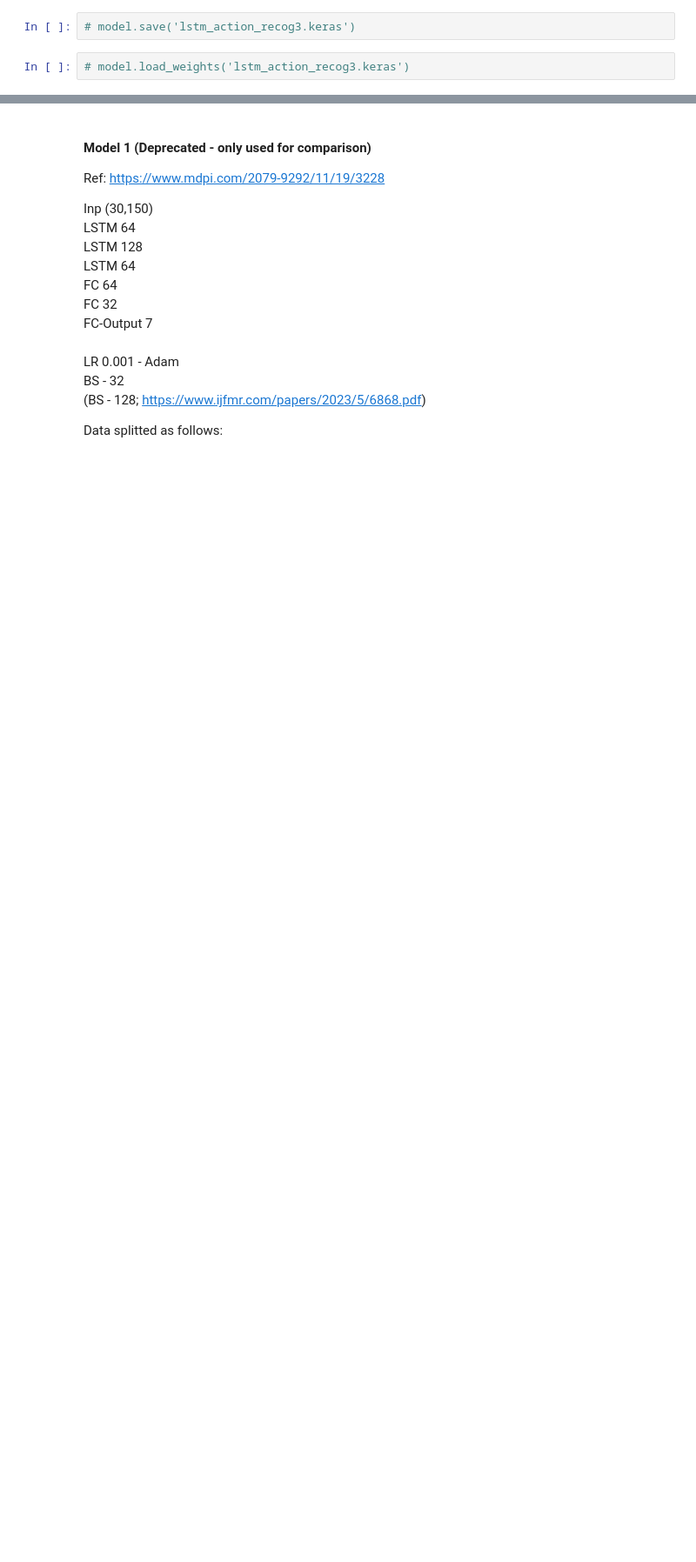
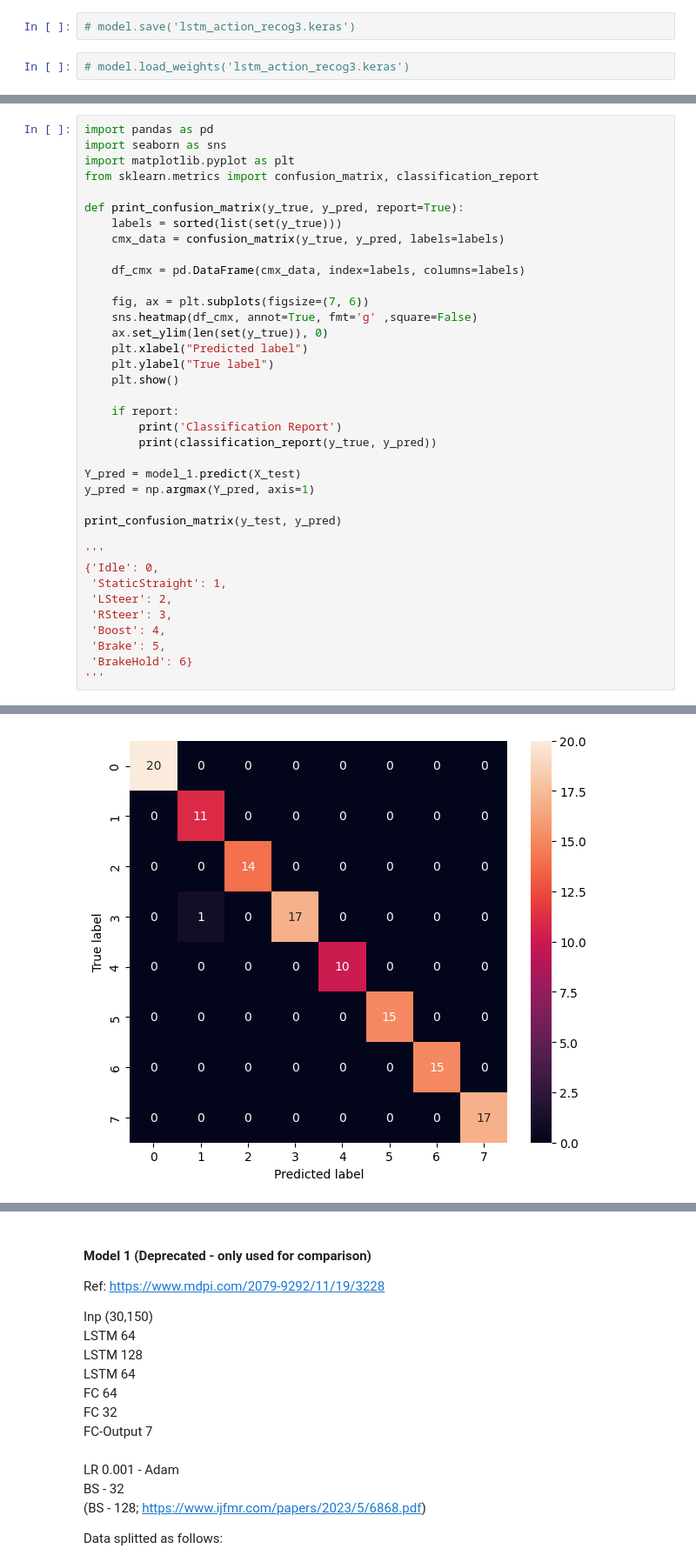
Before and after one commit to yuurichan/Racing-Game-Dynamic-GestRec, a Jupyter notebook: Mediapipe Holistics LSTM Test-Copy1_improv-8gest.ipynb, the cells around one changed output, grey strips where cells are left out. Shown at 87% size. Drawn from its saved outputs; the diff is of its cells as text; blank space fills up the shorter version.

```diff
--- a/Mediapipe Holistics LSTM Test-Copy1_improv-8gest.ipynb
+++ b/Mediapipe Holistics LSTM Test-Copy1_improv-8gest.ipynb
@@ -2316 +2490,39 @@ weighted avg       0.98      0.97      0.97       120
 "\n{'Idle': 0,\n 'StaticStraight': 1,\n 'LSteer': 2,\n 'RSteer': 3,\n 'Boost': 4,\n 'Brake': 5,\n 'BrakeHold': 6}\n"
+# %%
+import pandas as pd
+import seaborn as sns
+import matplotlib.pyplot as plt
+from sklearn.metrics import confusion_matrix, classification_report
+
+def print_confusion_matrix(y_true, y_pred, report=True):
+    labels = sorted(list(set(y_true)))
+    cmx_data = confusion_matrix(y_true, y_pred, labels=labels)
+
+    df_cmx = pd.DataFrame(cmx_data, index=labels, columns=labels)
+
+    fig, ax = plt.subplots(figsize=(7, 6))
+    sns.heatmap(df_cmx, annot=True, fmt='g' ,square=False)
+    ax.set_ylim(len(set(y_true)), 0)
+    plt.xlabel("Predicted label")
+    plt.ylabel("True label")
+    plt.show()
+
+    if report:
+        print('Classification Report')
+        print(classification_report(y_true, y_pred))
+
+Y_pred = model_1.predict(X_test)
+y_pred = np.argmax(Y_pred, axis=1)
+
+print_confusion_matrix(y_test, y_pred)
+
+'''
+{'Idle': 0,
+ 'StaticStraight': 1,
+ 'LSteer': 2,
+ 'RSteer': 3,
+ 'Boost': 4,
+ 'Brake': 5,
+ 'BrakeHold': 6}
+'''
+# %% [output]
@@ -2316,0 +2530 @@ weighted avg       0.98      0.97      0.97       120
+[figure, added]
```
Also changed, not shown: parts of 39 cells of this notebook, 12 other files.
